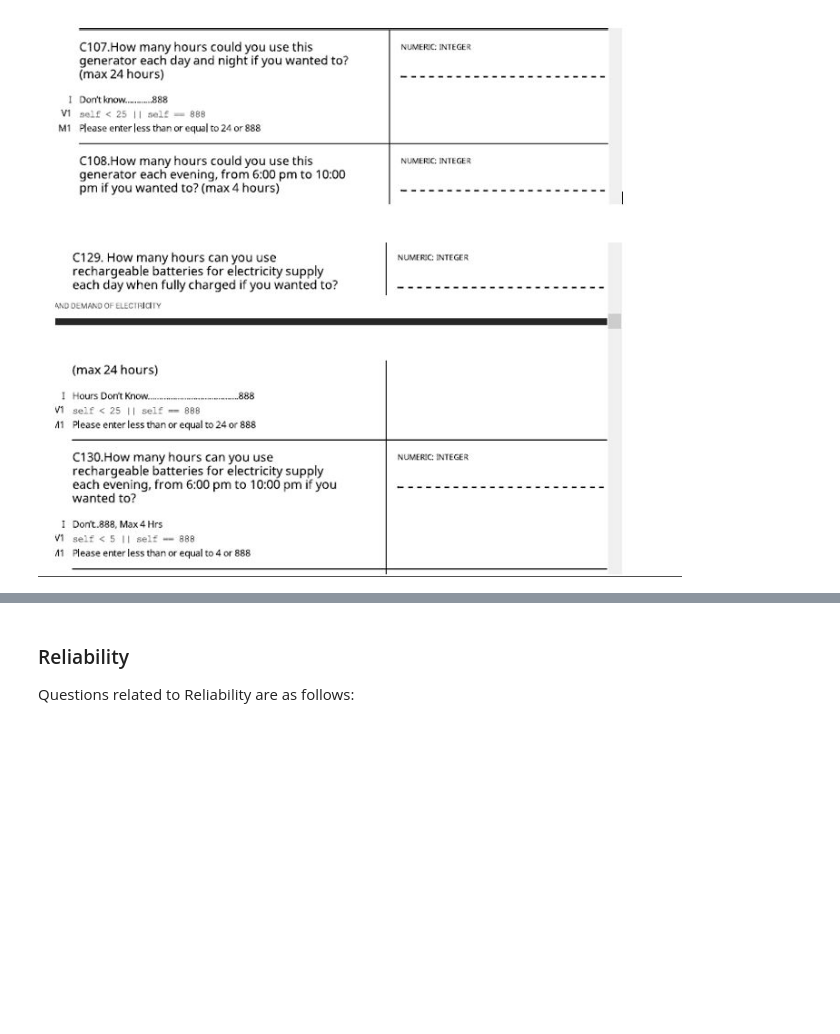
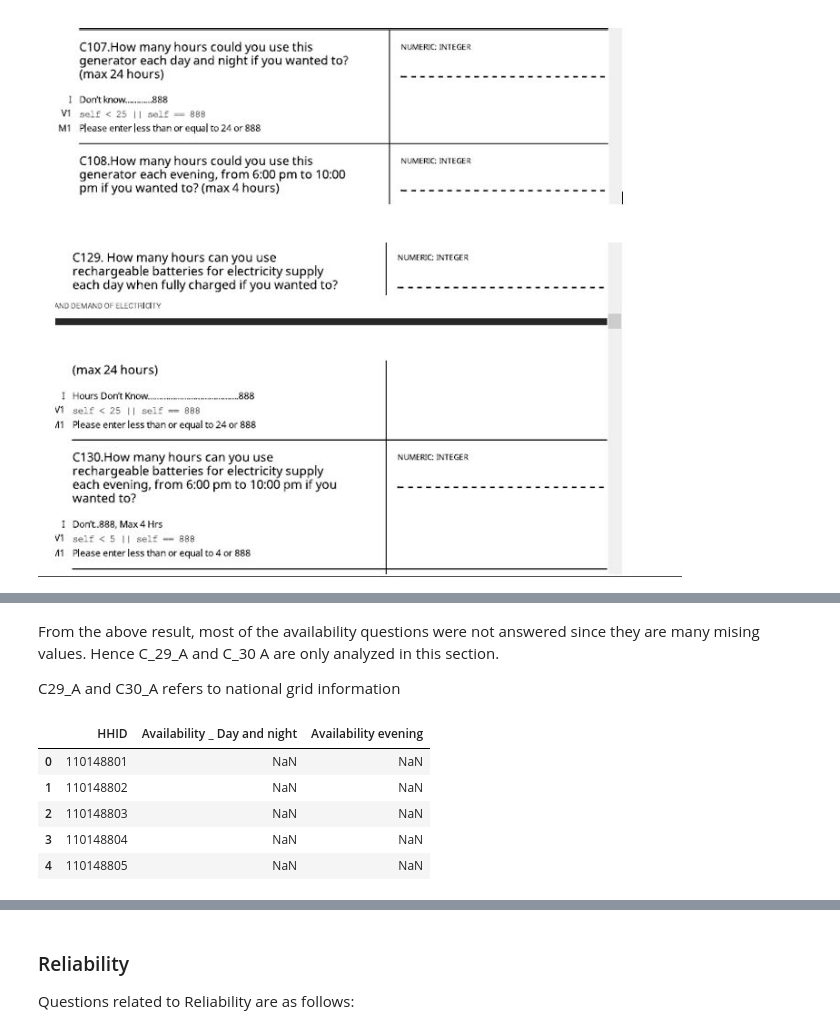
Before and after one commit to alfonsocaiazzo/esmap-mtf-data, a Jupyter notebook: Nepal/Nepal_Energy_Access_Analysis.ipynb, the cells around one changed output, grey strips where cells are left out. Saved outputs shown, nothing was run; the diff lists cells and outputs as text; code cells hidden in the pictures; blank space fills up the shorter version.

```diff
--- a/Nepal/Nepal_Energy_Access_Analysis.ipynb
+++ b/Nepal/Nepal_Energy_Access_Analysis.ipynb
@@ -421,0 +451,16 @@ Name: C129, dtype: float64
+# %% [markdown]
+From the above result, most of the availability questions were not answered since they are many mising values. Hence C_29_A and C_30 A are only analyzed in this section.
+
+C29_A and C30_A refers to national grid information
+# %%
+# Dropping  columns with missing values
+avialability_df.drop(['C69_A','C70_A','C107_A','C108_A','C129','C130'],axis =1,inplace = True)
+avialability_df.rename(columns = {'C29_A':'Availability _ Day and night', 'C30_A': 'Availability evening'}, inplace = True)
+avialability_df.head()
+# %% [output]
+|  | HHID | Availability _ Day and night | Availability evening |
+| 0 | 110148801 | NaN | NaN |
+| 1 | 110148802 | NaN | NaN |
+| 2 | 110148803 | NaN | NaN |
+| 3 | 110148804 | NaN | NaN |
+| 4 | 110148805 | NaN | NaN |
```
Also changed, not shown: parts of 17 cells of this notebook, 1 other file.
